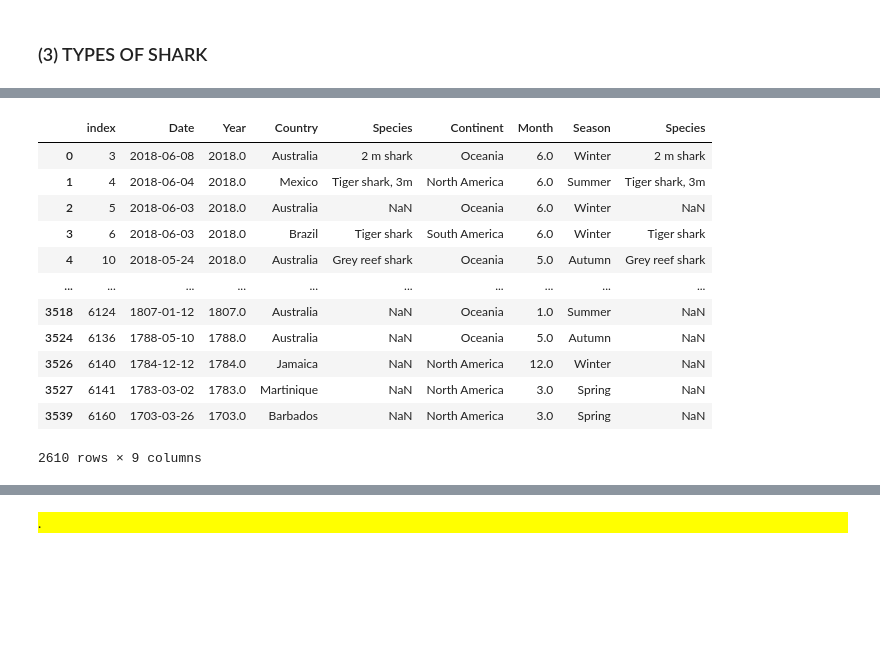
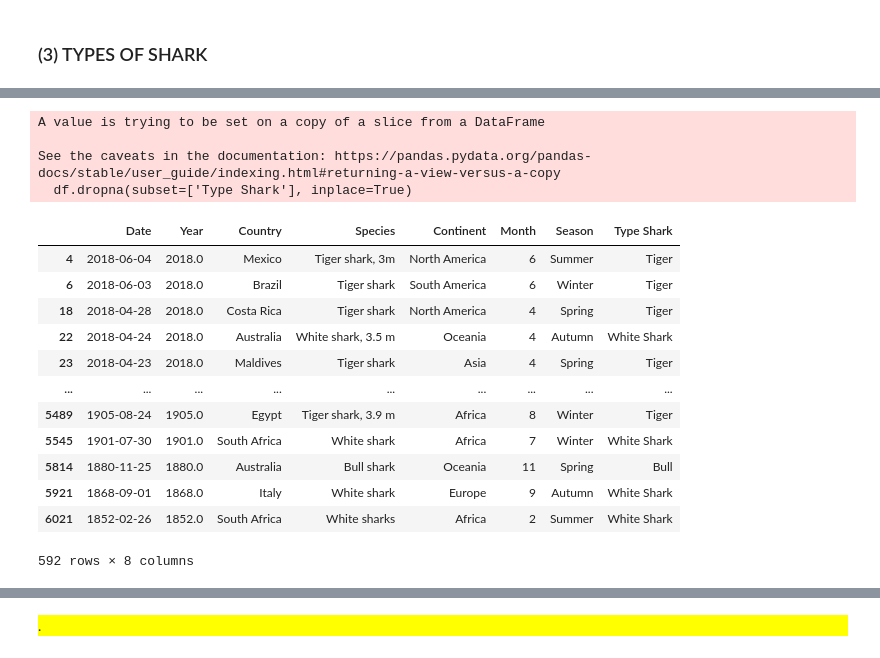
Before and after one commit to bripollc/01_EDA_Sharks, a Jupyter notebook: exploration.ipynb, the cells around one changed output, grey strips where cells are left out. Drawn from its saved outputs; the diff is of its cells as text; code cells hidden in the pictures; blank space fills up the shorter version.

````diff
--- a/exploration.ipynb
+++ b/exploration.ipynb
@@ -292,7 +292,11 @@ df
 #### 01. I need to create a ```column``` with the ```months``` of the year based on the column "Date"
 # %%
 # Convert the 'Date' column to datetime format.
+# errors='coerce' is used to convert any invalid value in NaT
 df['Date'] = pd.to_datetime(df['Date'], errors='coerce')
+
+# Delete NaT values from Date
+df.dropna(subset=['Date'], inplace=True)
 
 # Create a column 'Month' with the values of the months
 df['Month'] = df['Date'].dt.month
@@ -450,0 +426,2 @@ df[df['Species '].isin(shark_species)]
+# %%
+df.dropna(subset=['Species '], inplace=True)
@@ -450,0 +433,15 @@ df[df['Species '].isin(shark_species)]
+# %%
+mask_bull = df['Species '].str.contains('bull', case=False)
+mask_mako = df['Species '].str.contains('mako', case=False)
+mask_tiger = df['Species '].str.contains('tiger', case=False)
+mask_blacktip = df['Species '].str.contains('blacktip', case=False)
+mask_white = df['Species '].str.contains('white', case=False) & df['Species '].str.contains('shark', case=False)
+
+
+df.loc[mask_bull, 'Type Shark'] = 'Bull'
+df.loc[mask_mako, 'Type Shark'] = 'Mako'
+df.loc[mask_tiger, 'Type Shark'] = 'Tiger'
+df.loc[mask_blacktip, 'Type Shark'] = 'Blacktip'
+df.loc[mask_white, 'Type Shark'] = 'White Shark'
+
+df
@@ -451,17 +467,21 @@ df[df['Species '].isin(shark_species)]
 # %%
-df.dropna(subset=['Month'], inplace=True)
+df.dropna(subset=['Type Shark'], inplace=True)
 df
 # %% [output]
+A value is trying to be set on a copy of a slice from a DataFrame
+
+See the caveats in the documentation: https://pandas.pydata.org/pandas-docs/stable/user_guide/indexing.html#returning-a-view-versus-a-copy
+  df.dropna(subset=['Type Shark'], inplace=True)
-|  | index | Date | Year | Country | Species | Continent | Month | Season | Species |
-| 0 | 3 | 2018-06-08 | 2018.0 | Australia | 2 m shark | Oceania | 6.0 | Winter | 2 m shark |
-| 1 | 4 | 2018-06-04 | 2018.0 | Mexico | Tiger shark, 3m | North America | 6.0 | Summer | Tiger shark, 3m |
-| 2 | 5 | 2018-06-03 | 2018.0 | Australia | NaN | Oceania | 6.0 | Winter | NaN |
-| 3 | 6 | 2018-06-03 | 2018.0 | Brazil | Tiger shark | South America | 6.0 | Winter | Tiger shark |
-| 4 | 10 | 2018-05-24 | 2018.0 | Australia | Grey reef shark | Oceania | 5.0 | Autumn | Grey reef shark |
-| ... | ... | ... | ... | ... | ... | ... | ... | ... | ... |
-| 3518 | 6124 | 1807-01-12 | 1807.0 | Australia | NaN | Oceania | 1.0 | Summer | NaN |
-| 3524 | 6136 | 1788-05-10 | 1788.0 | Australia | NaN | Oceania | 5.0 | Autumn | NaN |
-| 3526 | 6140 | 1784-12-12 | 1784.0 | Jamaica | NaN | North America | 12.0 | Winter | NaN |
-| 3527 | 6141 | 1783-03-02 | 1783.0 | Martinique | NaN | North America | 3.0 | Spring | NaN |
-| 3539 | 6160 | 1703-03-26 | 1703.0 | Barbados | NaN | North America | 3.0 | Spring | NaN |
+|  | Date | Year | Country | Species | Continent | Month | Season | Type Shark |
+| 4 | 2018-06-04 | 2018.0 | Mexico | Tiger shark, 3m | North America | 6 | Summer | Tiger |
+| 6 | 2018-06-03 | 2018.0 | Brazil | Tiger shark | South America | 6 | Winter | Tiger |
+| 18 | 2018-04-28 | 2018.0 | Costa Rica | Tiger shark | North America | 4 | Spring | Tiger |
+| 22 | 2018-04-24 | 2018.0 | Australia | White shark, 3.5 m | Oceania | 4 | Autumn | White Shark |
+| 23 | 2018-04-23 | 2018.0 | Maldives | Tiger shark | Asia | 4 | Spring | Tiger |
+| ... | ... | ... | ... | ... | ... | ... | ... | ... |
+| 5489 | 1905-08-24 | 1905.0 | Egypt | Tiger shark, 3.9 m | Africa | 8 | Winter | Tiger |
+| 5545 | 1901-07-30 | 1901.0 | South Africa | White shark | Africa | 7 | Winter | White Shark |
+| 5814 | 1880-11-25 | 1880.0 | Australia | Bull shark | Oceania | 11 | Spring | Bull |
+| 5921 | 1868-09-01 | 1868.0 | Italy | White shark | Europe | 9 | Autumn | White Shark |
+| 6021 | 1852-02-26 | 1852.0 | South Africa | White sharks | Africa | 2 | Summer | White Shark |
-2610 rows × 9 columns
+592 rows × 8 columns
````
Also changed, not shown: parts of 22 cells of this notebook.
